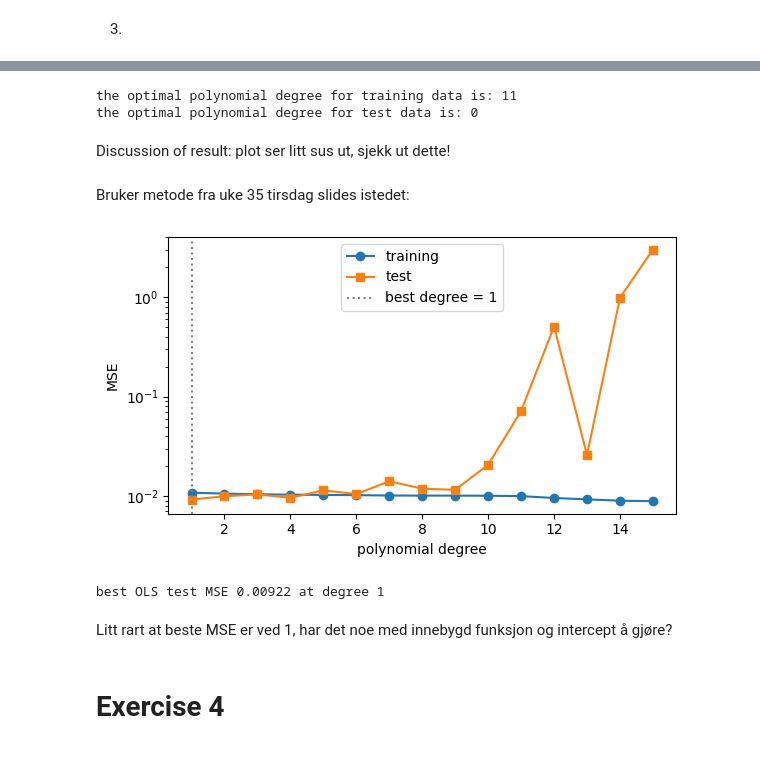
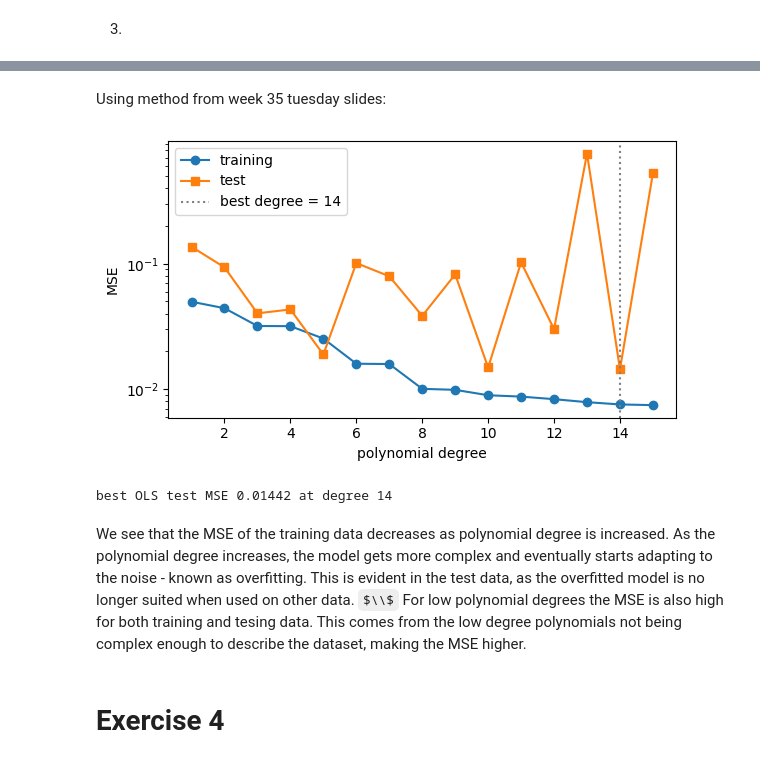
Before and after one commit to viktokr/FYS_STK4155-ukesoppgaver, a Jupyter notebook: VIK_ukesoppgaver35.ipynb, the cells around one changed output, grey strips where cells are left out. Saved outputs shown, nothing was run; the diff lists cells and outputs as text; code cells hidden in the pictures; some formulas as TeX source.

```diff
--- a/VIK_ukesoppgaver35.ipynb
+++ b/VIK_ukesoppgaver35.ipynb
@@ -108,7 +108,7 @@ X = np.zeros((100, 3))
 for j in range(3):
     X[:,j] = x.flatten()**j
 
-theta = np.linalg.inv(X.T @ X) @ X.T @ y
+theta = np.linalg.lstsq(X, y, rcond=None)[0] # Using the SVD method
 y_tilde = X @ theta
 
 x_sorted_idx = np.argsort(x.flatten())
@@ -117,5 +117,6 @@ plt.plot(x.flatten()[x_sorted_idx], y_tilde.flatten()[x_sorted_idx], color="red"
 plt.legend()
 plt.xlabel("x")
 plt.ylabel("y")
+plt.title(r'Model fit based on SVD solving method')
 plt.show()
 # %% [output]
@@ -259,15 +219,3 @@ plt.show()
-# %%
-min_index_train = np.where(mse_train_array == min(mse_train_array))
-# can just use the index, as index (0,16) and polynomial degree (0,16)
-print(f'the optimal polynomial degree for training data is:', min_index_train[0][0])
-
-min_index_test = np.where(mse_test_array == min(mse_test_array))
-print(f'the optimal polynomial degree for test data is:',min_index_test[0][0])
-# %% [output]
-the optimal polynomial degree for training data is: 11
-the optimal polynomial degree for test data is: 0
-# %% [markdown]
-Discussion of result: plot ser litt sus ut, sjekk ut dette!
 # %% [markdown]
-Bruker metode fra uke 35 tirsdag slides istedet:
+Using method from week 35 tuesday slides:
 # %%
@@ -274,37 +224,41 @@ Bruker metode fra uke 35 tirsdag slides istedet:
 def MSE(y_data, y_model):
     return np.mean((y_data - y_model) ** 2)
 # %%
+from sklearn.linear_model import LinearRegression
+from sklearn.metrics import mean_squared_error
+
 n = 100
 x3 = np.linspace(-3, 3, n).reshape(-1, 1)
-y3 = np.exp(-x**2) + 1.5 * np.exp(-(x - 2)**2) + rng.normal(0, 0.1, x.shape)
+y3 = np.exp(-x3**2) + 1.5 * np.exp(-(x3 - 2)**2) + rng.normal(0, 0.1, x3.shape)
 
-x_train, x_test, y_train, y_test = train_test_split(x3, y3, test_size=0.3,random_state=2026)
+x_train, x_test, y_train, y_test = train_test_split(x3, y3, test_size=0.3,random_state=2026) # splitting data
 
 # 1. OLS: training and test MSE against polynomial degree
 degrees = range(1, 16)
 mse_train, mse_test = [], []
 for d in degrees: # runs through degrees 1-15
     # np.vander creates a matrix where the columns are the power of the input vector, increasing power in this case
     Xtr = np.vander(x_train.flatten(), d + 1, increasing=True) # d + 1 is the number of columns
     Xte = np.vander(x_test.flatten(),  d + 1, increasing=True)
 
     theta = np.linalg.lstsq(Xtr, y_train, rcond=None)[0] # gives the theta parameters based on given polynomial degree in the design matrix
     mse_train.append(MSE(y_train, Xtr @ theta)) # inputs in MSE (known y data, predicted y datas based on model)
     mse_test.append(MSE(y_test,  Xte @ theta))
 
 best_d = degrees[int(np.argmin(mse_test))] # finds the index = degree that has the lowest MSE in test data
 plt.figure(figsize=(6, 3.5))
 plt.plot(degrees, mse_train, "o-", label="training") # plotting mean square error over degrees
 plt.plot(degrees, mse_test, "s-", label="test")
 plt.axvline(best_d, color="gray", ls=":", label=f"best degree = {best_d}")
 plt.xlabel("polynomial degree"); plt.ylabel("MSE"); plt.yscale("log"); plt.legend()
 plt.tight_layout(); plt.show()
 print(f"best OLS test MSE {min(mse_test):.5f} at degree {best_d}")
 # %% [output]
-[figure, old version]
+[figure, new version]
-best OLS test MSE 0.00922 at degree 1
+best OLS test MSE 0.01442 at degree 14
-# %% [markdown]
-Litt rart at beste MSE er ved 1, har det noe med innebygd funksjon og intercept å gjøre?
+# %% [markdown]
+We see that the MSE of the training data decreases as polynomial degree is increased. As the polynomial degree increases, the model gets more complex and eventually starts adapting to the noise - known as overfitting. This is evident in the test data, as the overfitted model is no longer suited when used on other data. $\\$
+For low polynomial degrees the MSE is also high for both training and tesing data. This comes from the low degree polynomials not being complex enough to describe the dataset, making the MSE higher.
 # %% [markdown]
 # Exercise 4
 # %% [markdown]
```
Also changed, not shown: parts of 24 cells of this notebook.
